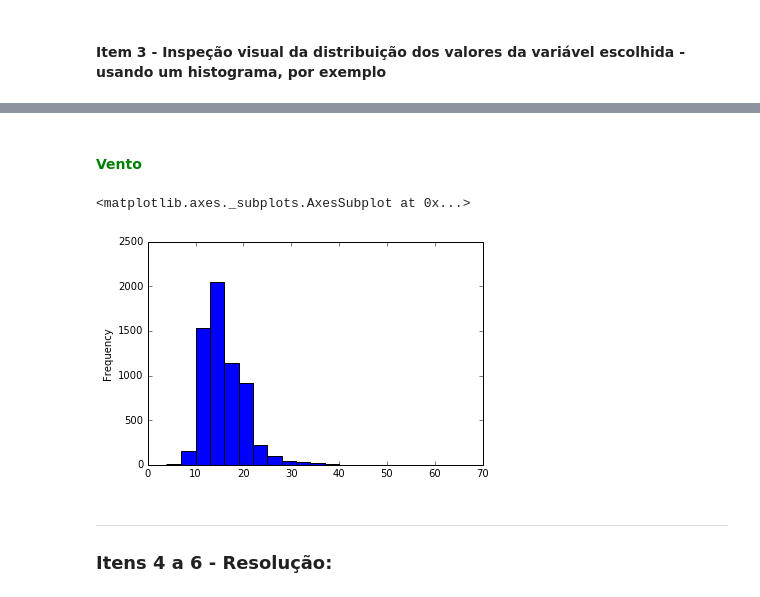
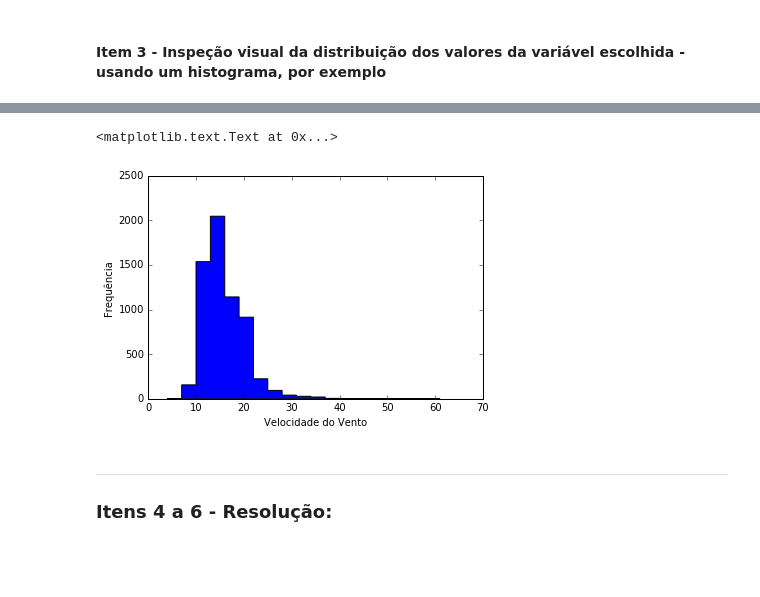
Before and after one commit to LucaNoto/CD, a Jupyter notebook: MiniProjeto1/MiniProjeto1 Layout.ipynb, the cells around one changed output, grey strips where cells are left out. Cells and saved outputs as stored; diff of their text form; code cells hidden in the pictures; blank space fills up the shorter version.

```diff
--- a/MiniProjeto1/MiniProjeto1 Layout.ipynb
+++ b/MiniProjeto1/MiniProjeto1 Layout.ipynb
@@ -50,13 +38,13 @@ kiwi.plot.hist(bins=faixa)
-# %% [markdown]
-#### <font color='green'>Vento</font>
 # %%
 faixa = range(4,62,3)
 #variávelCateg= pd.cut(vento, faixa)
 
-vento.plot.hist(bins=faixa)
+vento.plot.hist(bins=faixa , histtype='stepfilled')
+plt.xlabel('Velocidade do Vento')
+plt.ylabel('Frequência')
 # %% [output]
-<matplotlib.axes._subplots.AxesSubplot at 0x...>
+<matplotlib.text.Text at 0x...>
-[figure, old version]
+[figure, new version]
 # %% [markdown]
 ___
 ### Itens 4 a 6 - Resolução:
```
Also changed, not shown: parts of 48 cells of this notebook.
